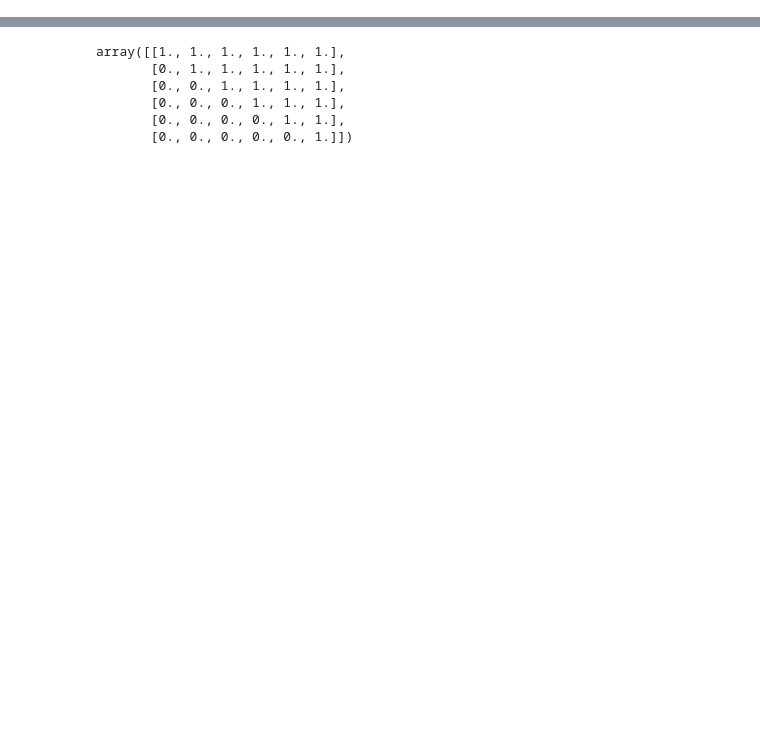
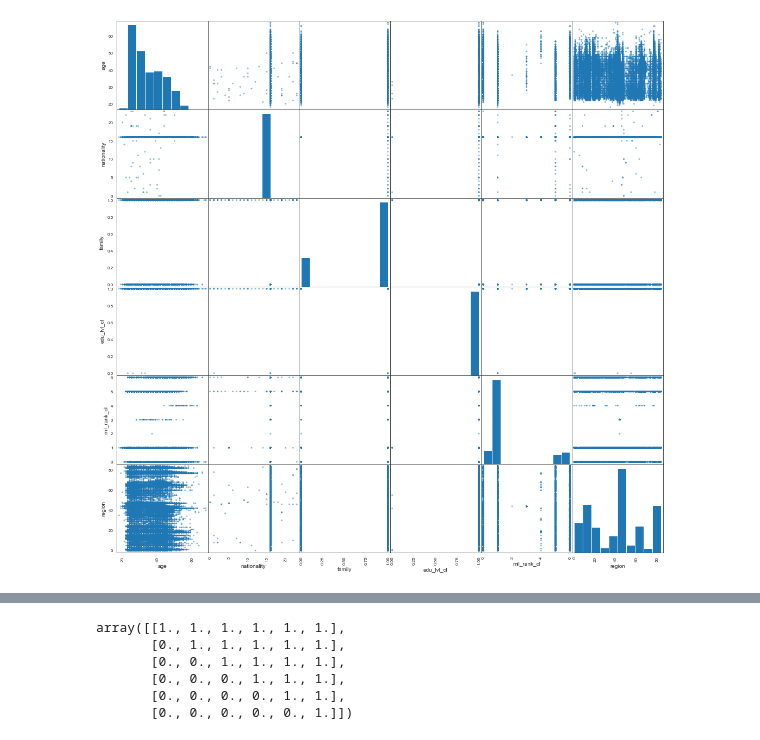
Before and after one commit to DHushchin/orc_analysis, a Jupyter notebook: orc-regression.ipynb, the cells around one changed output, grey strips where cells are left out. Cells and saved outputs as stored; diff of their text form; code cells hidden in the pictures; blank space fills up the shorter version.

```diff
--- a/orc-regression.ipynb
+++ b/orc-regression.ipynb
@@ -76,3 +76,8 @@ plt.show()
+# %%
+pd.plotting.scatter_matrix(orcs[['age', 'nationality', 'family', 'edu_lvl_cl',  'mil_rank_cl', 'region']], figsize=(18,18))
+print("")
+# %% [output]
+[figure, added]
 # %%
 temp_orcs = orcs
 
```
Also changed, not shown: parts of 27 cells of this notebook, 3 other files.
